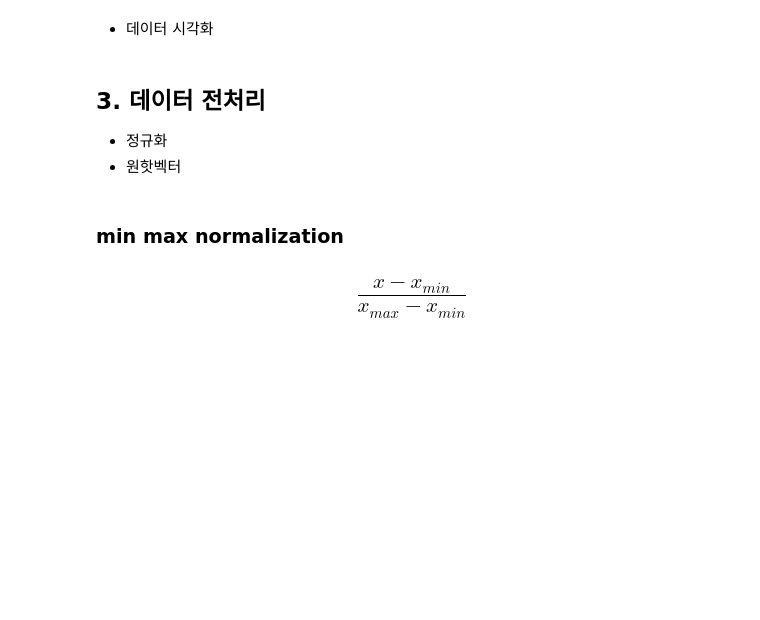
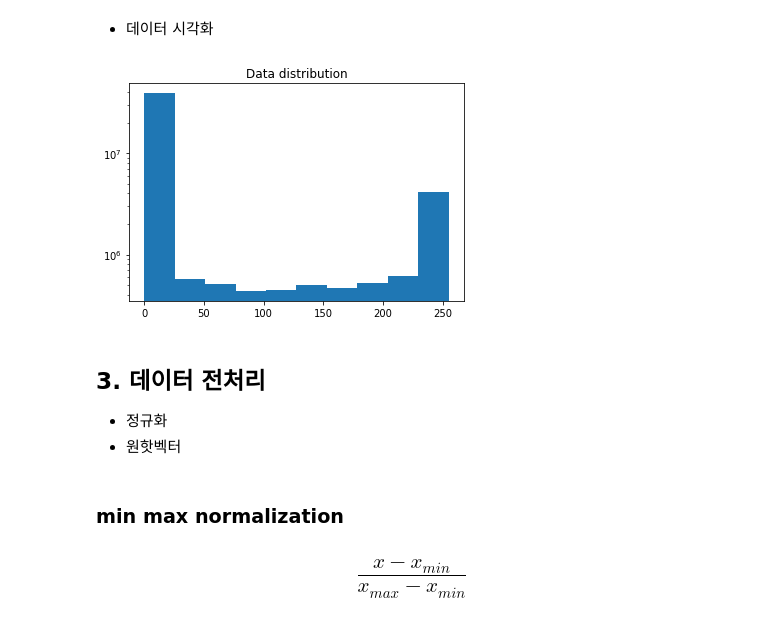
Before and after one commit to yangyang1598/Deeplearning, a Jupyter notebook: 5_MNIST_dataset.ipynb, the cells around one changed output. Drawn from its saved outputs; the diff is of its cells as text; code cells hidden in the pictures; blank space fills up the shorter version.

```diff
--- a/5_MNIST_dataset.ipynb
+++ b/5_MNIST_dataset.ipynb
@@ -37,5 +57,11 @@ plt.show()
 # %% [markdown]
 * 데이터 시각화
+# %%
+plt.title('Data distribution')
+plt.hist(np.reshape(x_train,(60000*28*28)),log=True)
+plt.show()
+# %% [output]
+[figure, added]
 # %% [markdown]
 ## 3. 데이터 전처리
   * 정규화
```
Also changed, not shown: parts of 1 cell of this notebook.
